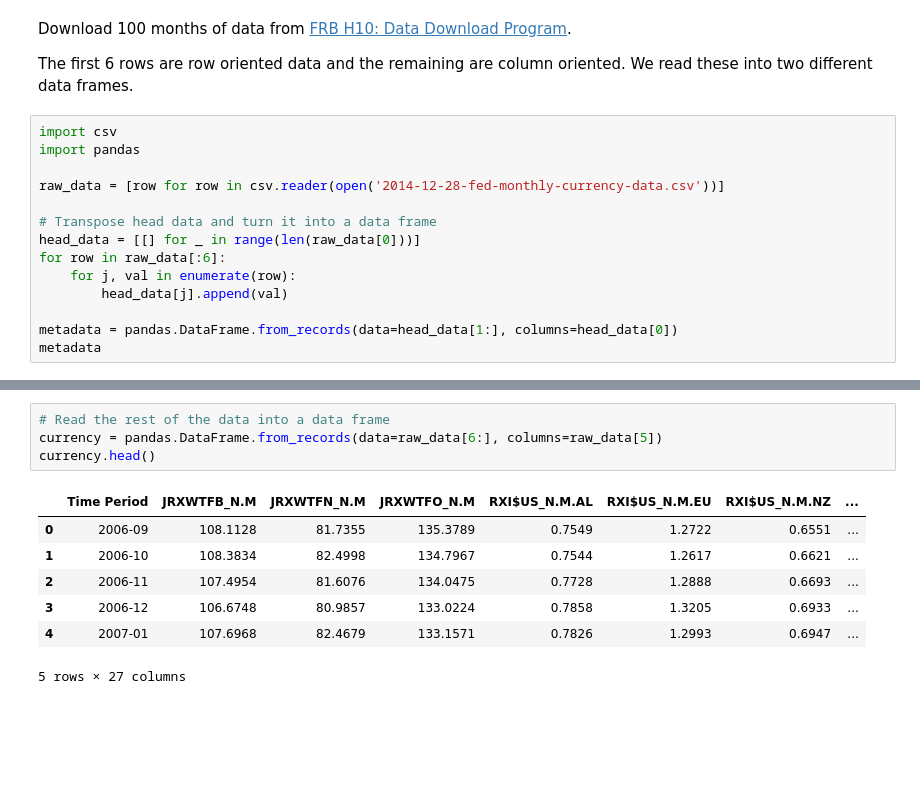
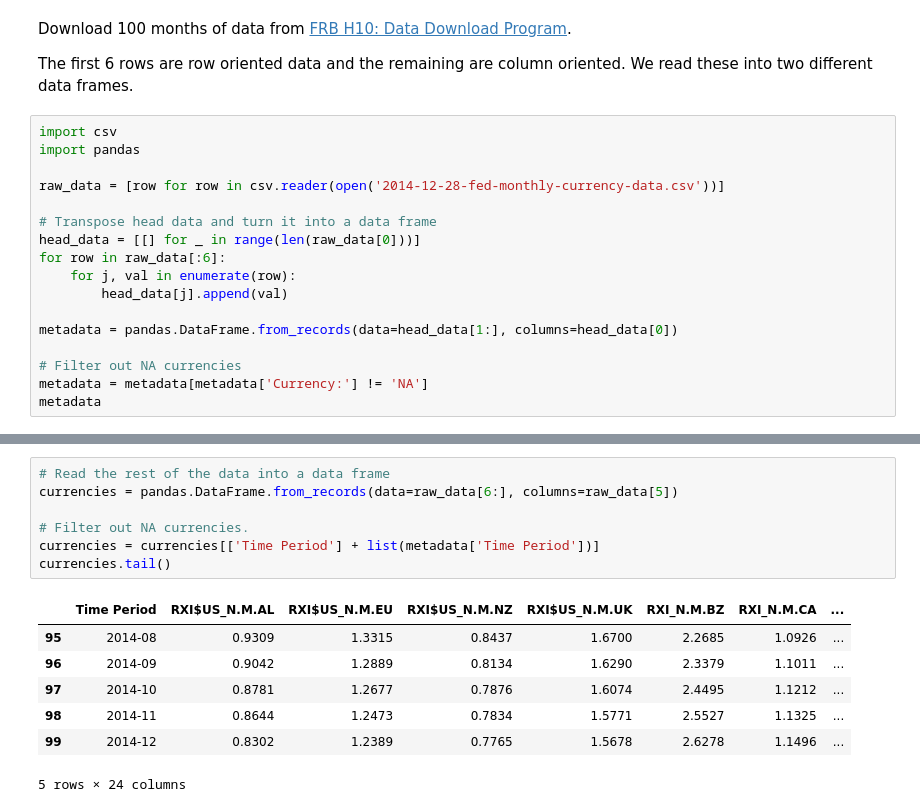
Before and after one commit to yhat/currency-portfolio-optimization, a Jupyter notebook: Currency Portfolio Optimization.ipynb, the cells around one changed output, grey strips where cells are left out. Saved outputs shown, nothing was run; the diff lists cells and outputs as text; blank space fills up the shorter version.

```diff
--- a/Currency Portfolio Optimization.ipynb
+++ b/Currency Portfolio Optimization.ipynb
@@ -15,6 +17,9 @@ for row in raw_data[:6]:
         head_data[j].append(val)
 
 metadata = pandas.DataFrame.from_records(data=head_data[1:], columns=head_data[0])
+
+# Filter out NA currencies
+metadata = metadata[metadata['Currency:'] != 'NA']
 metadata
 # %% [output]
 |  | Series Description | Unit: | Multiplier: | Currency: | Unique Identifier: | Time Period |
@@ -36,13 +41,16 @@ metadata
 | 25 | VENEZUELA -- SPOT EXCHANGE RATE, ... | Currency:_Per_USD | 1 | VEB | H10/H10/RXI_N.M.VE | RXI_N.M.VE |
 # %%
 # Read the rest of the data into a data frame
-currency = pandas.DataFrame.from_records(data=raw_data[6:], columns=raw_data[5])
-currency.head()
+currencies = pandas.DataFrame.from_records(data=raw_data[6:], columns=raw_data[5])
+
+# Filter out NA currencies.
+currencies = currencies[['Time Period'] + list(metadata['Time Period'])]
+currencies.tail()
 # %% [output]
-|  | Time Period | JRXWTFB_N.M | JRXWTFN_N.M | JRXWTFO_N.M | RXI$US_N.M.AL | RXI$US_N.M.EU | RXI$US_N.M.NZ | ... |
-| 0 | 2006-09 | 108.1128 | 81.7355 | 135.3789 | 0.7549 | 1.2722 | 0.6551 | ... |
-| 1 | 2006-10 | 108.3834 | 82.4998 | 134.7967 | 0.7544 | 1.2617 | 0.6621 | ... |
-| 2 | 2006-11 | 107.4954 | 81.6076 | 134.0475 | 0.7728 | 1.2888 | 0.6693 | ... |
-| 3 | 2006-12 | 106.6748 | 80.9857 | 133.0224 | 0.7858 | 1.3205 | 0.6933 | ... |
-| 4 | 2007-01 | 107.6968 | 82.4679 | 133.1571 | 0.7826 | 1.2993 | 0.6947 | ... |
+|  | Time Period | RXI$US_N.M.AL | RXI$US_N.M.EU | RXI$US_N.M.NZ | RXI$US_N.M.UK | RXI_N.M.BZ | RXI_N.M.CA | ... |
+| 95 | 2014-08 | 0.9309 | 1.3315 | 0.8437 | 1.6700 | 2.2685 | 1.0926 | ... |
+| 96 | 2014-09 | 0.9042 | 1.2889 | 0.8134 | 1.6290 | 2.3379 | 1.1011 | ... |
+| 97 | 2014-10 | 0.8781 | 1.2677 | 0.7876 | 1.6074 | 2.4495 | 1.1212 | ... |
+| 98 | 2014-11 | 0.8644 | 1.2473 | 0.7834 | 1.5771 | 2.5527 | 1.1325 | ... |
+| 99 | 2014-12 | 0.8302 | 1.2389 | 0.7765 | 1.5678 | 2.6278 | 1.1496 | ... |
-5 rows × 27 columns
+5 rows × 24 columns
```
Also changed, not shown: parts of 5 cells of this notebook.
